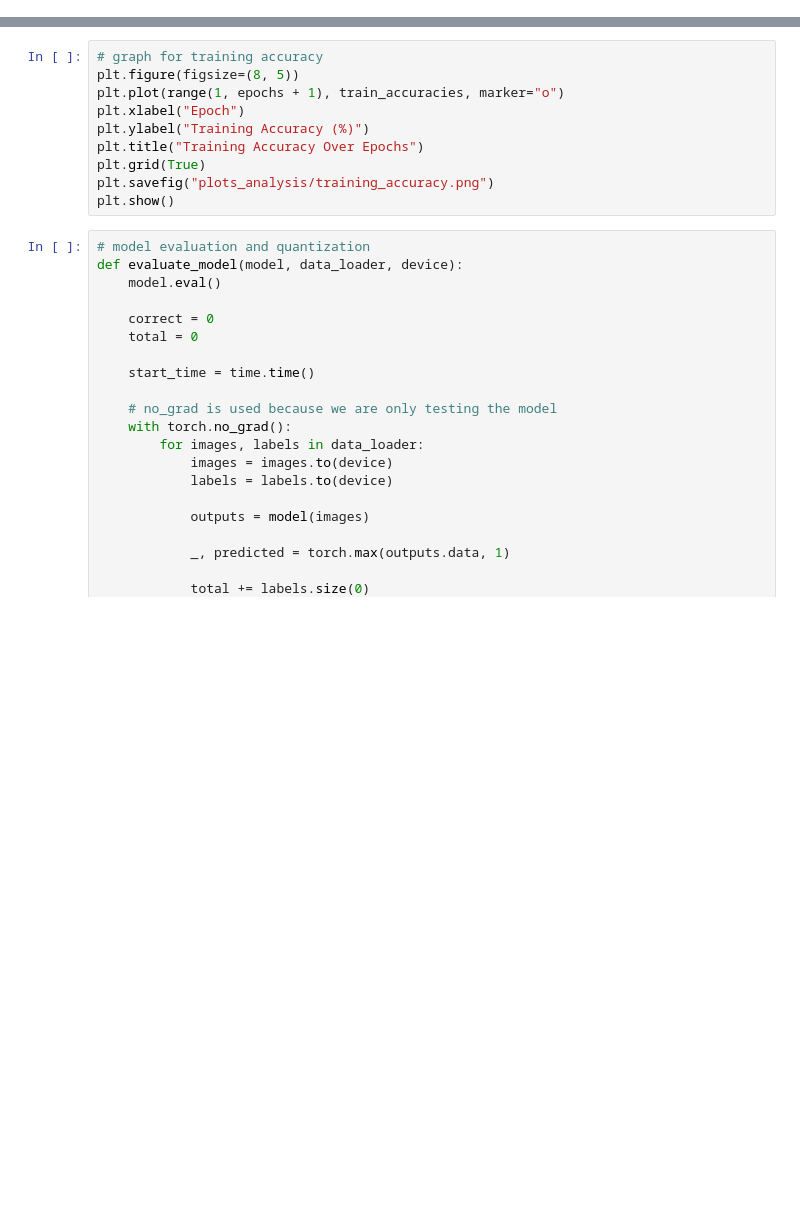
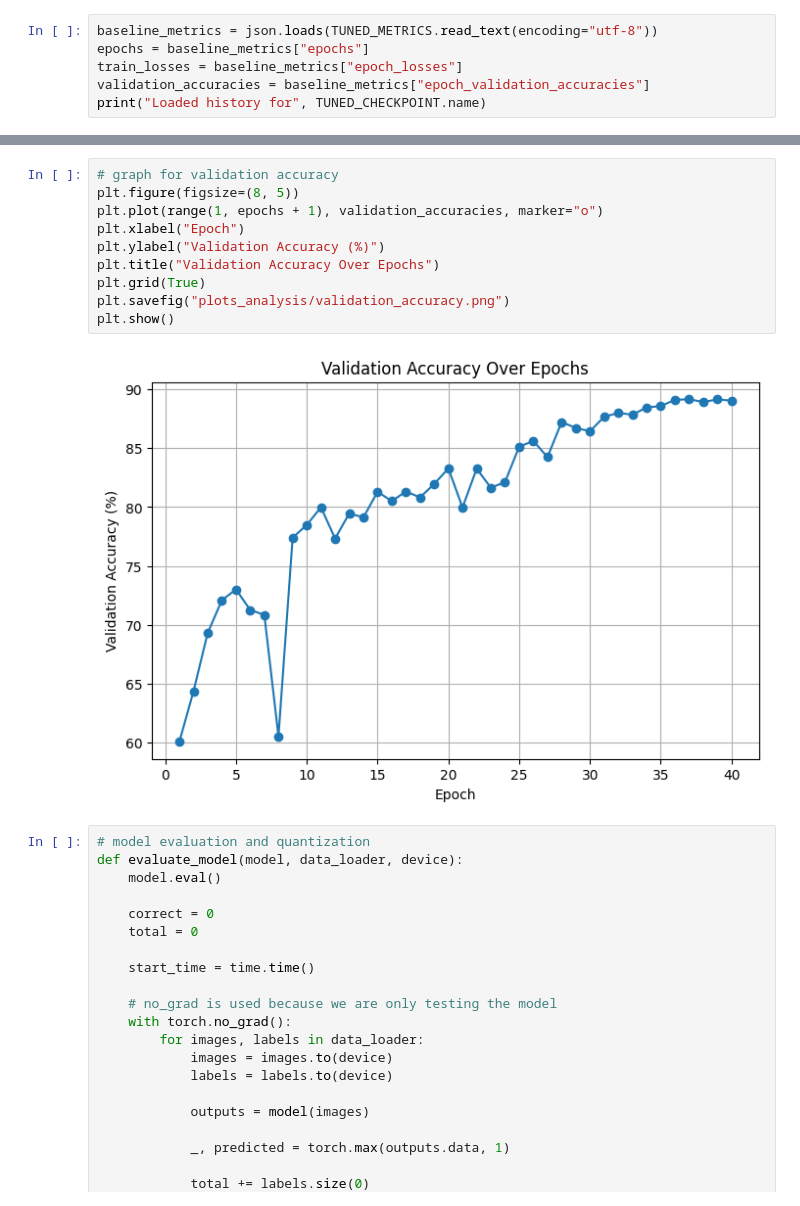
Before and after one commit to winter12-2/distributed-edge-ai-optimization, a Jupyter notebook: cifar10/notebooks/edge_ai_analysis_notebook.ipynb, the cells around one changed output, grey strips where cells are left out. Drawn from its saved outputs; the diff is of its cells as text; blank space fills up the shorter version.

```diff
--- a/cifar10/notebooks/edge_ai_analysis_notebook.ipynb
+++ b/cifar10/notebooks/edge_ai_analysis_notebook.ipynb
@@ -156,0 +71,6 @@ print("Training time:", round(training_time, 2), "seconds")
+# %%
+baseline_metrics = json.loads(TUNED_METRICS.read_text(encoding="utf-8"))
+epochs = baseline_metrics["epochs"]
+train_losses = baseline_metrics["epoch_losses"]
+validation_accuracies = baseline_metrics["epoch_validation_accuracies"]
+print("Loaded history for", TUNED_CHECKPOINT.name)
@@ -167,13 +91,15 @@ plt.show()
 # %%
-# graph for training accuracy
+# graph for validation accuracy
 plt.figure(figsize=(8, 5))
-plt.plot(range(1, epochs + 1), train_accuracies, marker="o")
+plt.plot(range(1, epochs + 1), validation_accuracies, marker="o")
 plt.xlabel("Epoch")
-plt.ylabel("Training Accuracy (%)")
-plt.title("Training Accuracy Over Epochs")
+plt.ylabel("Validation Accuracy (%)")
+plt.title("Validation Accuracy Over Epochs")
 plt.grid(True)
-plt.savefig("plots_analysis/training_accuracy.png")
+plt.savefig("plots_analysis/validation_accuracy.png")
 plt.show()
+# %% [output]
+[figure, added]
 # %%
 # model evaluation and quantization
 def evaluate_model(model, data_loader, device):
```
Also changed, not shown: parts of 30 cells of this notebook, 34 other files.
